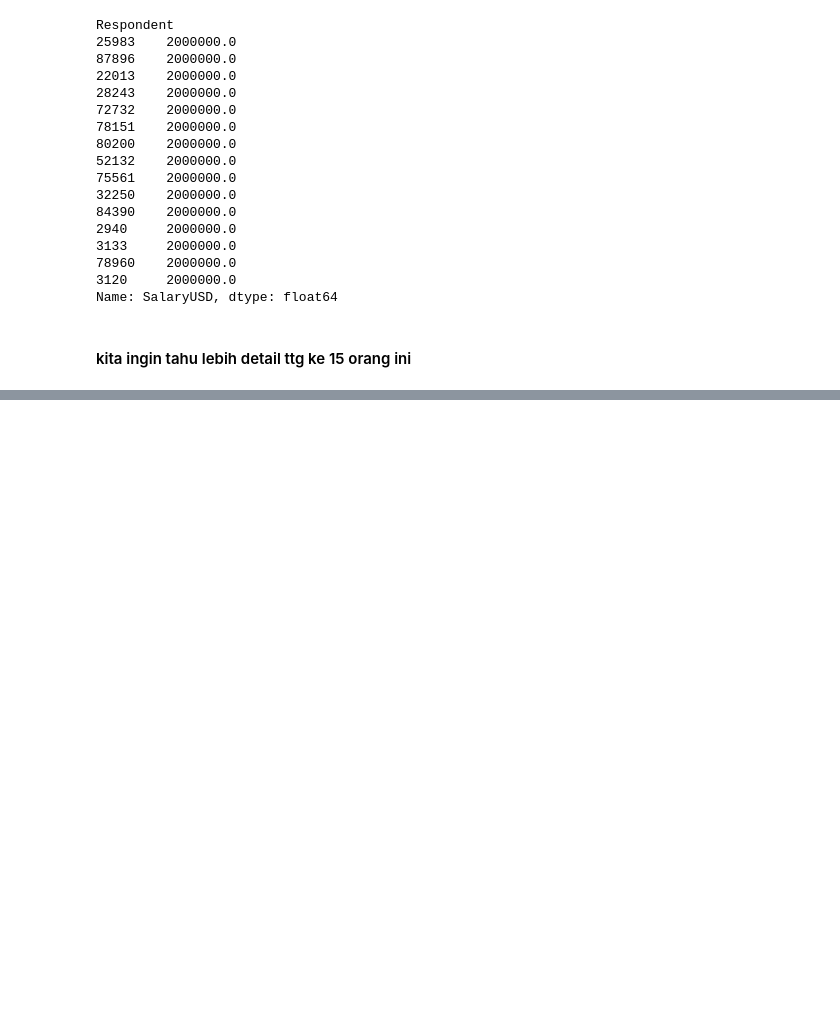
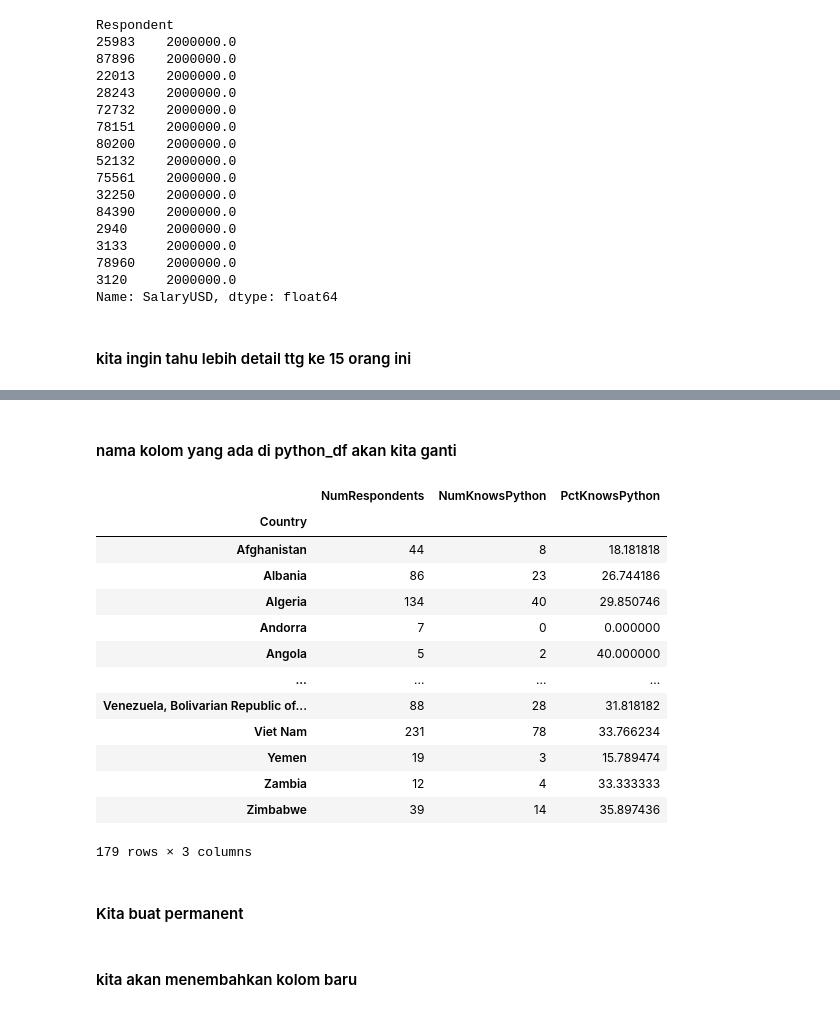
Before and after one commit to deddyas1969/learn-pandas, a Jupyter notebook: 1. Pandas demo.ipynb, the cells around one changed output, grey strips where cells are left out. Cells and saved outputs as stored; diff of their text form; code cells hidden in the pictures; blank space fills up the shorter version.

```diff
--- a/1. Pandas demo.ipynb
+++ b/1. Pandas demo.ipynb
@@ -752,0 +1017,2 @@ df.nlargest(15,'SalaryUSD')
+# %%
+country_grp = df.groupby('Country')
@@ -752,0 +1360,2 @@ df.nlargest(15,'SalaryUSD')
+# %%
+country_repondents = df['Country'].value_counts()
@@ -752,0 +1364,2 @@ df.nlargest(15,'SalaryUSD')
+# %%
+country_uses_python = country_grp['LanguageWorkedWith'].apply(lambda x: x.str.contains('Python').sum())
@@ -752,0 +1426,21 @@ df.nlargest(15,'SalaryUSD')
+# %% [markdown]
+#### nama kolom yang ada di python_df akan kita ganti
+# %%
+python_df.rename(columns={'count':'NumRespondents','LanguageWorkedWith':'NumKnowsPython'})
+# %% [output]
+|  | NumRespondents | NumKnowsPython | PctKnowsPython |
+| Country |  |  |  |
+| Afghanistan | 44 | 8 | 18.181818 |
+| Albania | 86 | 23 | 26.744186 |
+| Algeria | 134 | 40 | 29.850746 |
+| Andorra | 7 | 0 | 0.000000 |
+| Angola | 5 | 2 | 40.000000 |
+| ... | ... | ... | ... |
+| Venezuela, Bolivarian Republic of... | 88 | 28 | 31.818182 |
+| Viet Nam | 231 | 78 | 33.766234 |
+| Yemen | 19 | 3 | 15.789474 |
+| Zambia | 12 | 4 | 33.333333 |
+| Zimbabwe | 39 | 14 | 35.897436 |
+179 rows × 3 columns
+# %% [markdown]
+#### Kita buat permanent
@@ -752,0 +1449,2 @@ df.nlargest(15,'SalaryUSD')
+# %% [markdown]
+#### kita akan menembahkan kolom baru
```
Also changed, not shown: parts of 104 cells of this notebook.
